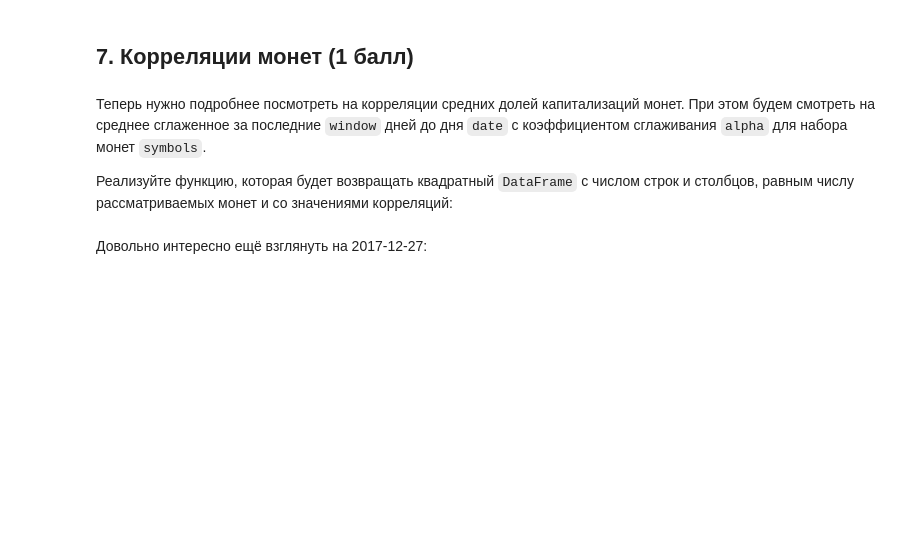
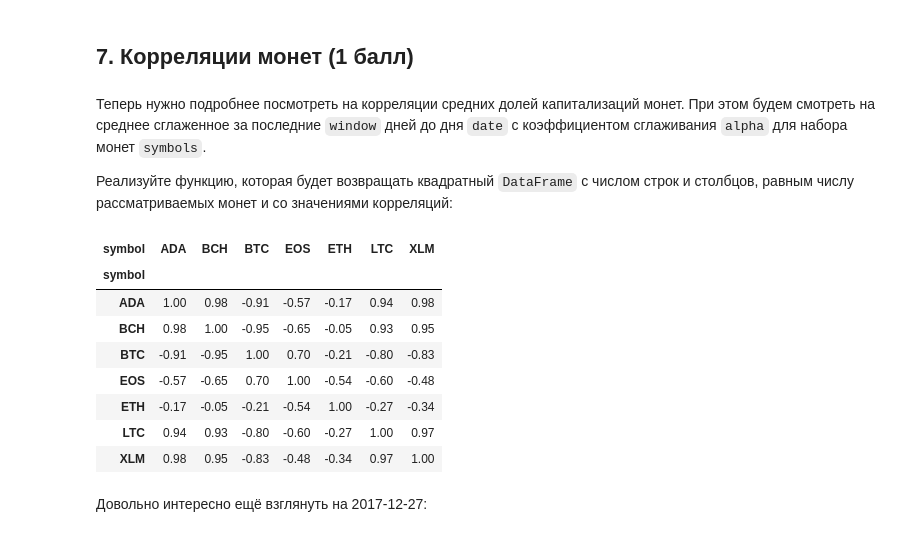
Before and after one commit to ivanzindc/Ivan-Z, a Jupyter notebook: Copy_of_lab_work.ipynb, the cells around one changed output. Cells and saved outputs as stored; diff of their text form; code cells hidden in the pictures; blank space fills up the shorter version.

```diff
--- a/Copy_of_lab_work.ipynb
+++ b/Copy_of_lab_work.ipynb
@@ -360,0 +464,36 @@ def calc_coins_correlations(coins, date, symbols, window, alpha):
+# %%
+def calc_coins_correlations(coins, date, symbols, window, alpha):
+    # We need to look at correlations between average market capitalization shares of symbols
+    # We will look at average smoothing over the last window days since date with a smoothing coefficient alpha for a set of coins symbols
+    # Write a function that returns a square dataframe
+    # with numbers of rows and columns equal to the number of symbols
+    # that lists correlations for these symbols
+    coins['date'] = pd.to_datetime(coins['date'])
+    filtered_coins = coins[coins['date'] <= date]
+    filtered_coins = filtered_coins[filtered_coins['symbol'].isin(symbols)]
+
+    # Calculate market share for each coin
+    filtered_coins['market_share'] = filtered_coins.groupby('date')['market'].transform(lambda x: x / x.sum())
+
+    # Calculate rolling correlations using a pivot table and a custom function
+    def rolling_spearman(x):
+        # Pivot the table to have symbols as columns
+        pivot_table = x.pivot(columns='symbol', values='market_share')
+
+        # Calculate correlation matrix and fill NaN values with 1
+        correlation_matrix = pivot_table.corr(method='spearman').fillna(1)  # Fill NaN with 1
+
+        # Return the lower triangle of the correlation matrix (excluding diagonal)
+        return correlation_matrix.mask(np.equal(*np.indices(correlation_matrix.shape)))
+
+    correlations = filtered_coins.groupby('date').apply(rolling_spearman)
+
+    # Convert the index to Timestamp objects
+    # Instead of directly converting the index, try to access the first
+    # element of each tuple in the index (assuming it's the date)
+    correlations.index = pd.to_datetime([x[0] for x in correlations.index])
+
+    # Get the latest correlation matrix for the specified date
+    correlations = correlations.loc[correlations.index <= pd.Timestamp(date)].iloc[-1]
+
+    return correlations
@@ -361,9 +585,22 @@ def calc_coins_correlations(coins, date, symbols, window, alpha):
 # %%
 correlations = calc_coins_correlations(coins, date="2018-06-06",
                                        symbols=['BTC', 'ETH', 'EOS', 'BCH', 'XLM', 'LTC', 'ADA'],
                                        window=21, alpha=0.1)
 # Теперь посмотрим на эти корреляции следующим образом:
-correlations.style.background_gradient(cmap='coolwarm').set_precision(2)
+#correlations.style.background_gradient(cmap='coolwarm').set_precision(2)
+correlations.style.background_gradient(cmap='coolwarm').format(precision=2)
+# or
+# correlations.style.format(precision=2).background_gradient(cmap='coolwarm')
+# %% [output]
+| symbol | ADA | BCH | BTC | EOS | ETH | LTC | XLM |
+| symbol |  |  |  |  |  |  |  |
+| ADA | 1.00 | 0.98 | -0.91 | -0.57 | -0.17 | 0.94 | 0.98 |
+| BCH | 0.98 | 1.00 | -0.95 | -0.65 | -0.05 | 0.93 | 0.95 |
+| BTC | -0.91 | -0.95 | 1.00 | 0.70 | -0.21 | -0.80 | -0.83 |
+| EOS | -0.57 | -0.65 | 0.70 | 1.00 | -0.54 | -0.60 | -0.48 |
+| ETH | -0.17 | -0.05 | -0.21 | -0.54 | 1.00 | -0.27 | -0.34 |
+| LTC | 0.94 | 0.93 | -0.80 | -0.60 | -0.27 | 1.00 | 0.97 |
+| XLM | 0.98 | 0.95 | -0.83 | -0.48 | -0.34 | 0.97 | 1.00 |
 # %% [markdown]
 Довольно интересно ещё взглянуть на 2017-12-27:
 # %%
```
Also changed, not shown: parts of 27 cells of this notebook.
